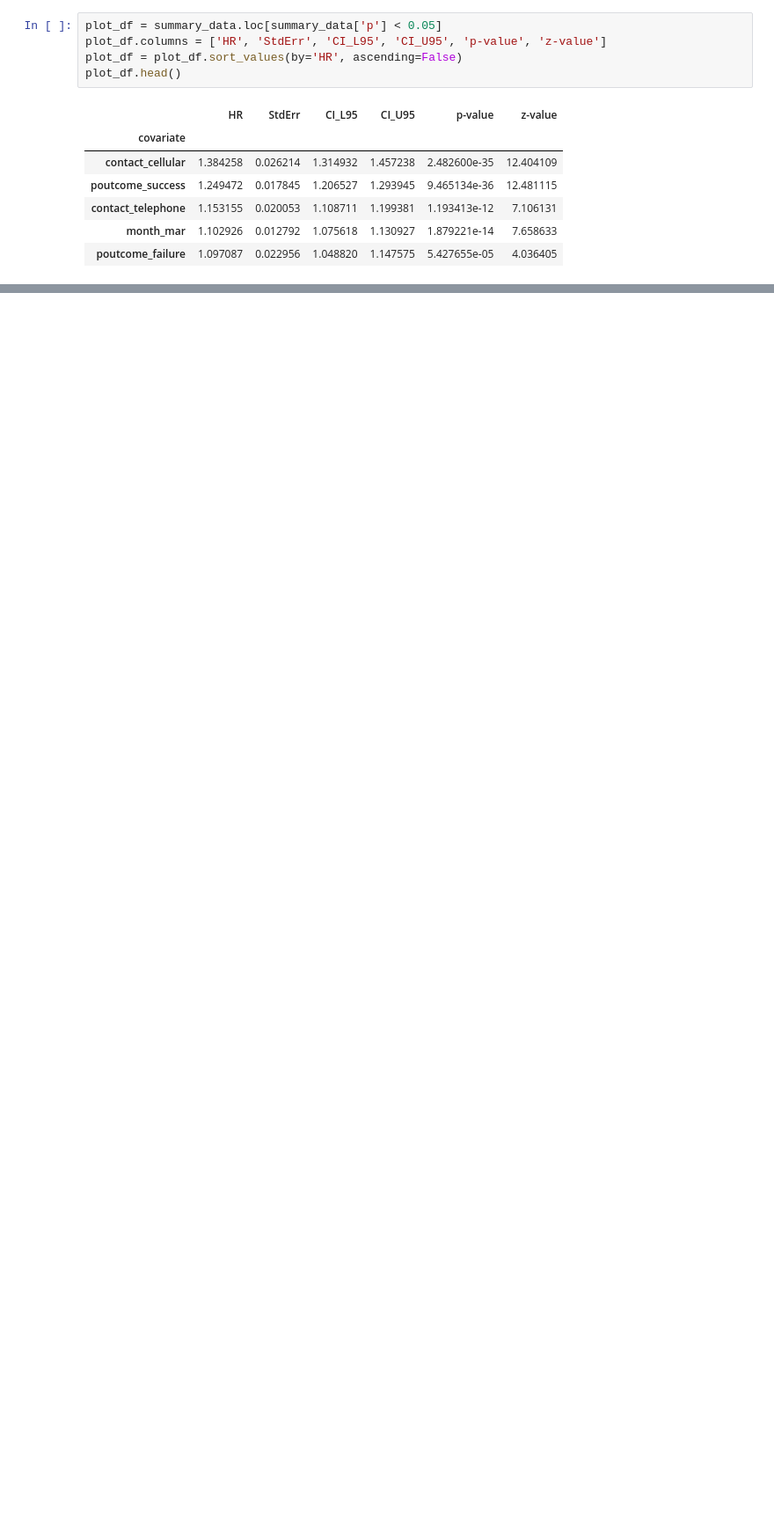
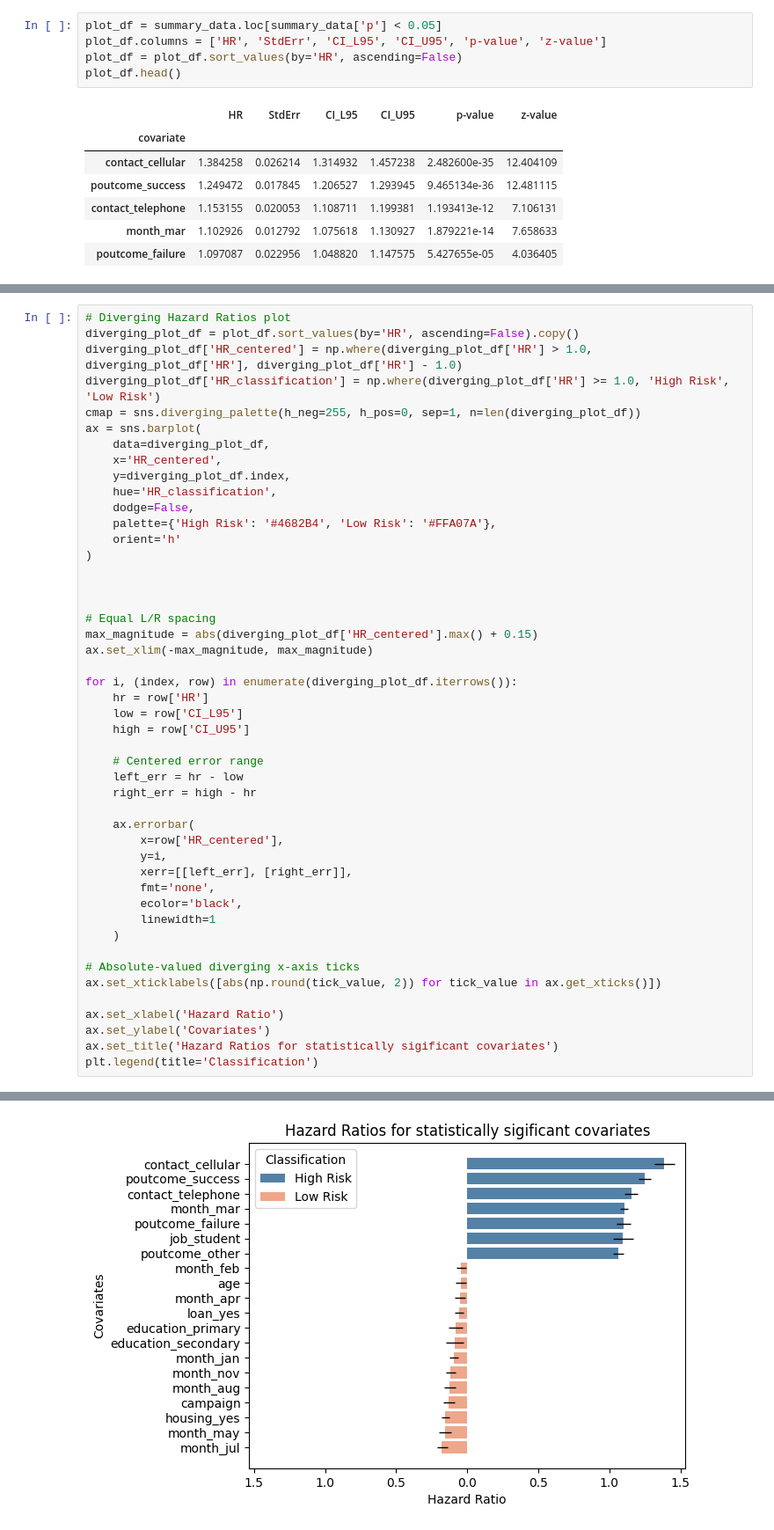
Before and after one commit to av1kav/jupyter-notebooks, a Jupyter notebook: SurvivalTimeAnalysis.ipynb, the cells around one changed output, grey strips where cells are left out. Shown at 88% size. Cells and saved outputs as stored; diff of their text form; blank space fills up the shorter version.

```diff
--- a/SurvivalTimeAnalysis.ipynb
+++ b/SurvivalTimeAnalysis.ipynb
@@ -254,0 +275,48 @@ plot_df.head()
+# %%
+# Diverging Hazard Ratios plot
+diverging_plot_df = plot_df.sort_values(by='HR', ascending=False).copy()
+diverging_plot_df['HR_centered'] = np.where(diverging_plot_df['HR'] > 1.0, diverging_plot_df['HR'], diverging_plot_df['HR'] - 1.0)
+diverging_plot_df['HR_classification'] = np.where(diverging_plot_df['HR'] >= 1.0, 'High Risk', 'Low Risk')
+cmap = sns.diverging_palette(h_neg=255, h_pos=0, sep=1, n=len(diverging_plot_df))
+ax = sns.barplot(
+    data=diverging_plot_df,
+    x='HR_centered',
+    y=diverging_plot_df.index,
+    hue='HR_classification',
+    dodge=False,
+    palette={'High Risk': '#4682B4', 'Low Risk': '#FFA07A'},
+    orient='h'
+)
+
+
+
+# Equal L/R spacing
+max_magnitude = abs(diverging_plot_df['HR_centered'].max() + 0.15)
+ax.set_xlim(-max_magnitude, max_magnitude)
+
+for i, (index, row) in enumerate(diverging_plot_df.iterrows()):
+    hr = row['HR']
+    low = row['CI_L95']
+    high = row['CI_U95']
+
+    # Centered error range
+    left_err = hr - low
+    right_err = high - hr
+
+    ax.errorbar(
+        x=row['HR_centered'],
+        y=i,
+        xerr=[[left_err], [right_err]],
+        fmt='none',
+        ecolor='black',
+        linewidth=1
+    )
+
+# Absolute-valued diverging x-axis ticks
+ax.set_xticklabels([abs(np.round(tick_value, 2)) for tick_value in ax.get_xticks()])
+
+ax.set_xlabel('Hazard Ratio')
+ax.set_ylabel('Covariates')
+ax.set_title('Hazard Ratios for statistically sigificant covariates')
+plt.legend(title='Classification')
+# %% [output]
@@ -254,0 +324 @@ plot_df.head()
+[figure, added]
```
Also changed, not shown: parts of 3 cells of this notebook.
